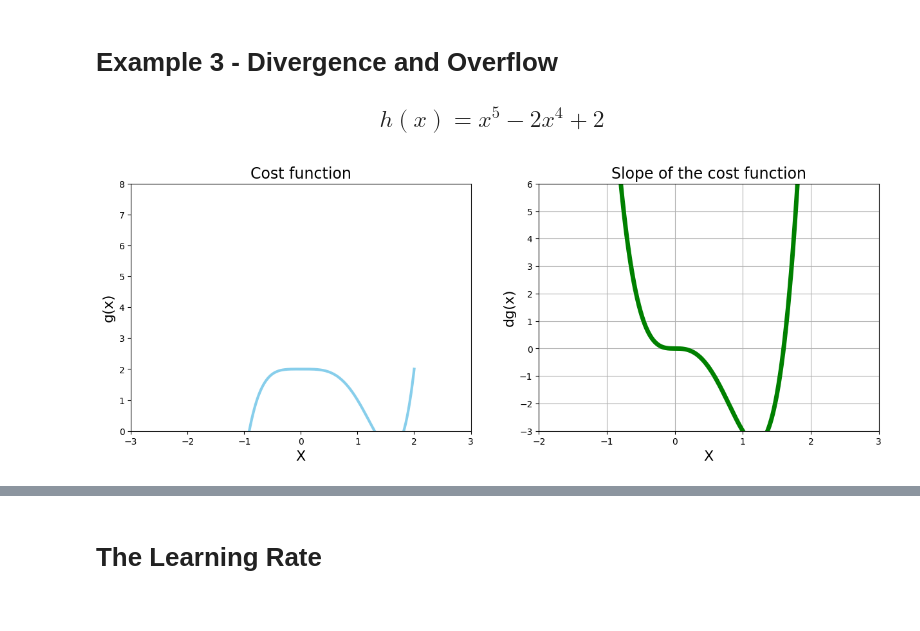
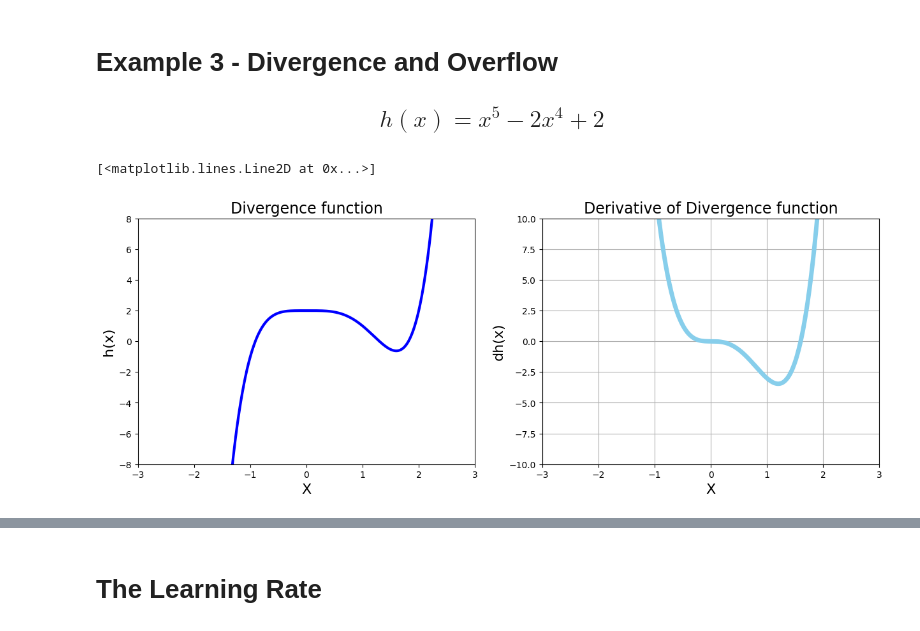
Before and after one commit to vignesh082/AIML_Projects_and_Labs, a Jupyter notebook: AIML_Project_Module_4.ipynb, the cells around one changed output, grey strips where cells are left out. Drawn from its saved outputs; the diff is of its cells as text; code cells hidden in the pictures.

```diff
--- a/AIML_Project_Module_4.ipynb
+++ b/AIML_Project_Module_4.ipynb
@@ -323,42 +327,38 @@ plt.show()
 ## $$h(x) = x^5 - 2x^4 + 2$$
 # %%
 ## TASK-4 : Code the same things as they were done for the first two examples
-# Make some data
-x_2 = np.linspace(-2, 2, 1000)
+x_3 = np.linspace(-5, 5, 2000)
 
-def g(x):
-    return x**5 - 2*x**4 + 2
+def h(x):
+  return x ** 5 - 2 * x ** 4 + 2
 
-def dg(x):
-    return 5*(x**4) - 8*(x**3)
+def dh(x):
+  return 5 * x ** 4 - 8 * x ** 3
 # %%
-# Plot function and derivative side by side
+# Plotting function abd derivative
 plt.figure(figsize=[15, 5])
 
-# 1 Chart: Cost function
 plt.subplot(1, 2, 1)
 
 plt.xlim(-3, 3)
-plt.ylim(0, 8)
+plt.ylim(-8, 8)
 
-plt.title('Cost function', fontsize=17)
+plt.title('Divergence function', fontsize=17)
 plt.xlabel('X', fontsize=16)
-plt.ylabel('g(x)', fontsize=16)
+plt.ylabel('h(x)', fontsize=16)
 
-plt.plot(x_2, g(x_2), color='skyblue', linewidth=3)
+plt.plot(x_3, h(x_3), color='blue', linewidth=3)
 
-# 2 Chart: Derivative
 plt.subplot(1, 2, 2)
 
-plt.title('Slope of the cost function', fontsize=17)
+plt.title('Derivative of Divergence function', fontsize=17)
 plt.xlabel('X', fontsize=16)
-plt.ylabel('dg(x)', fontsize=16)
+plt.ylabel('dh(x)', fontsize=16)
 plt.grid()
-plt.xlim(-2, 3)
-plt.ylim(-3, 6)
+plt.xlim(-3, 3)
+plt.ylim(-10, 10)
 
-plt.plot(x_2, dg(x_2), color='green', linewidth=5)
-
-plt.show()
+plt.plot(x_3, dh(x_3), color='skyblue', linewidth=5)
 # %% [output]
+[<matplotlib.lines.Line2D at 0x...>]
-[figure, old version]
+[figure, new version]
```
Also changed, not shown: parts of 22 cells of this notebook.
